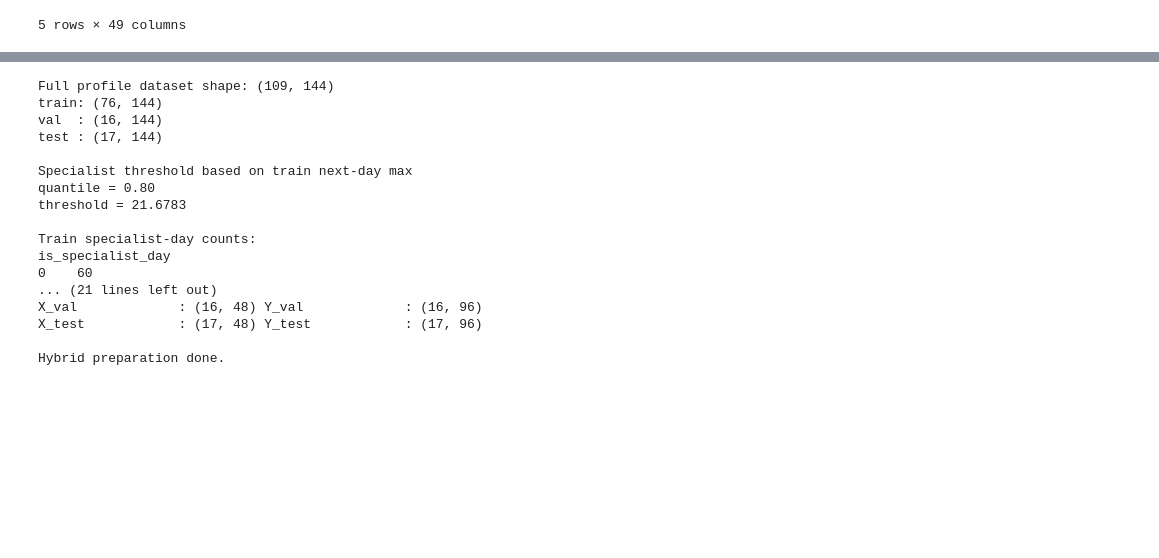
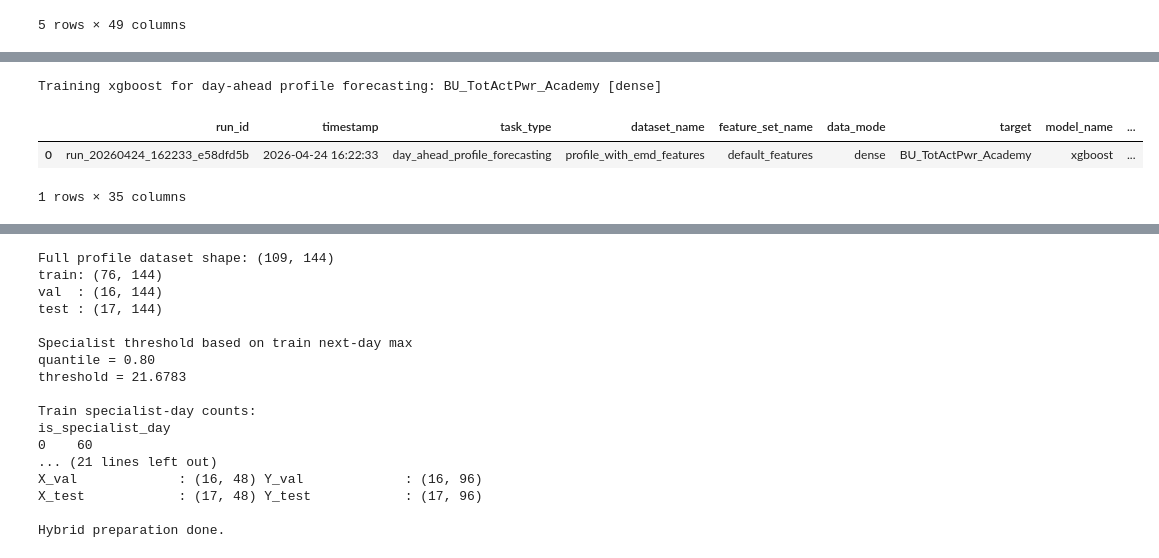
Before and after one commit to MilanMavani/Thesis_EMS_LF, a Jupyter notebook: JupyterNotebooks/Profile_forecast_base_resd.ipynb, the cells around one changed output, grey strips where cells are left out. Saved outputs shown, nothing was run; the diff lists cells and outputs as text; code cells hidden in the pictures; blank space fills up the shorter version.

```diff
--- a/JupyterNotebooks/Profile_forecast_base_resd.ipynb
+++ b/JupyterNotebooks/Profile_forecast_base_resd.ipynb
@@ -43,0 +82,14 @@ df_target.head()
+# %%
+target_col = "BU_TotActPwr_Academy"
+
+base_feature_cols = [
+    c for c in df_emd.columns
+    if c != target_col and not c.startswith(f"{target_col}_emd_")
+]
+
+feature_cols_with_emd = base_feature_cols + emd_feature_cols
+feature_cols_with_emd = list(dict.fromkeys(feature_cols_with_emd))
+
+print("Base features:", len(base_feature_cols))
+print("EMD features:", len(emd_feature_cols))
+print("Features with EMD:", len(feature_cols_with_emd))
@@ -43,0 +123,24 @@ df_target.head()
+# %%
+from src.profile_trainer import run_profile_training_experiment
+
+emd_results, emd_horizon = run_profile_training_experiment(
+    df=df_emd,
+    target_col=target_col,
+    feature_cols=feature_cols_with_emd,
+    dataset_name="profile_with_emd_features",
+    horizon_steps=96,
+    issue_hour=23,
+    issue_minute=45,
+    train_ratio=0.70,
+    val_ratio=0.15,
+    test_ratio=0.15,
+    selected_models=["xgboost"],
+    drop_feature_nan=True,
+)
+
+emd_results
+# %% [output]
+Training xgboost for day-ahead profile forecasting: BU_TotActPwr_Academy [dense]
+|  | run_id | timestamp | task_type | dataset_name | feature_set_name | data_mode | target | model_name | ... |
+| 0 | run_20260424_162233_e58dfd5b | 2026-04-24 16:22:33 | day_ahead_profile_forecasting | profile_with_emd_features | default_features | dense | BU_TotActPwr_Academy | xgboost | ... |
+1 rows × 35 columns
```
Also changed, not shown: parts of 7 cells of this notebook, 5 other files.
